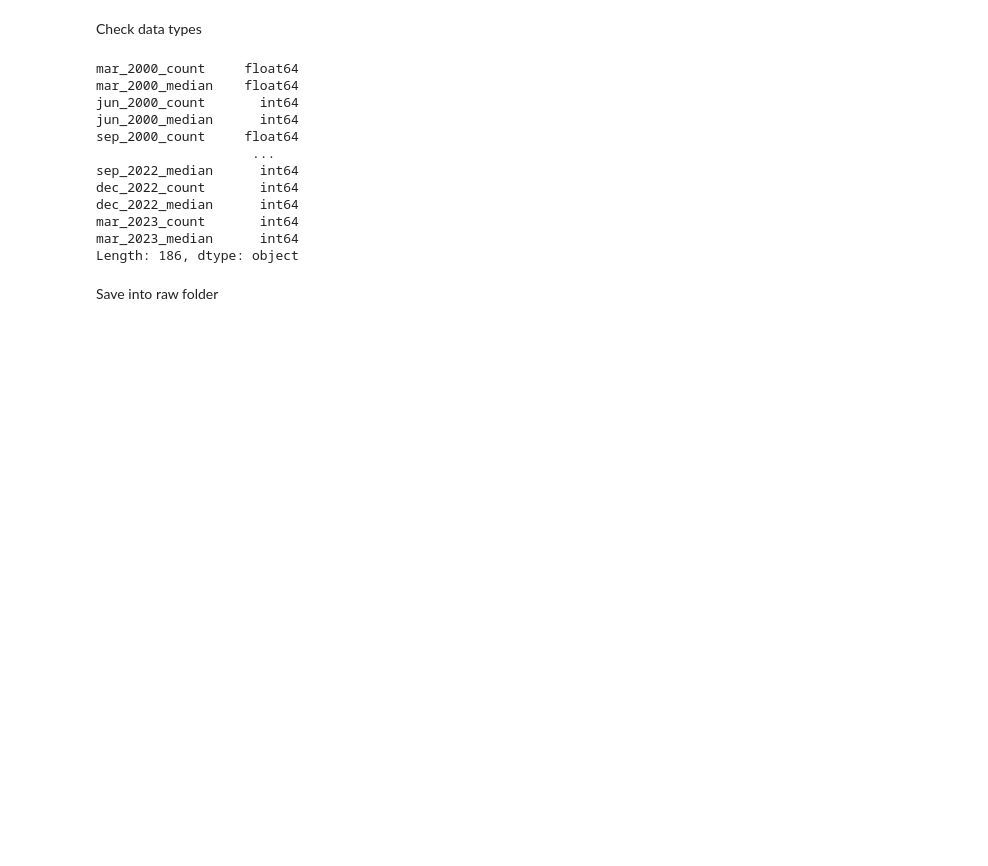
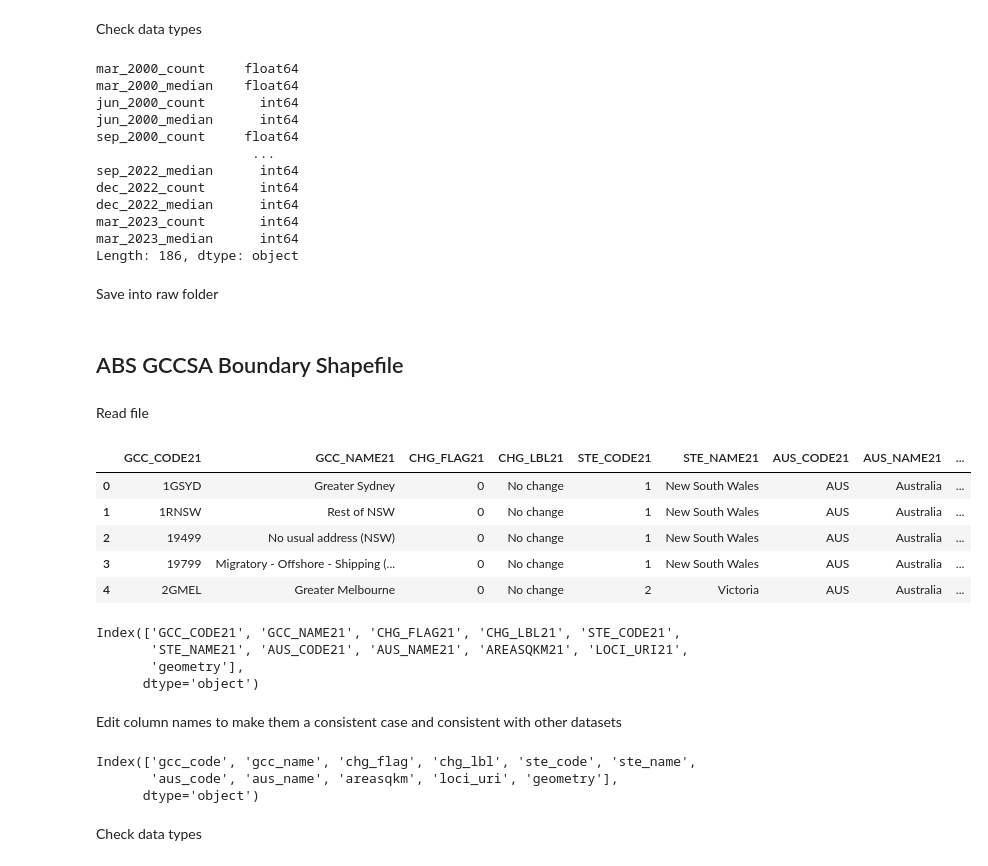
Before and after one commit to MAST30034-AppliedDataScience/project-2-group-real-estate-industry-project-21, a Jupyter notebook: notebooks/preprocess_external.ipynb, the cells around one changed output. Saved outputs shown, nothing was run; the diff lists cells and outputs as text; code cells hidden in the pictures; blank space fills up the shorter version.

```diff
--- a/notebooks/preprocess_external.ipynb
+++ b/notebooks/preprocess_external.ipynb
@@ -495,3 +421,39 @@ if not os.path.exists(rent_df_dir):
 rent_df_output = f"{rent_df_dir}/suburb_rent_hist.csv"
 
 rent_df.to_csv(rent_df_output)
+# %% [markdown]
+## ABS GCCSA Boundary Shapefile
+# %% [markdown]
+Read file
+# %%
+gccsa_sf = gpd.read_file("../data/landing/shapefiles/gccsa")
+
+gccsa_sf.head()
+# %% [output]
+|  | GCC_CODE21 | GCC_NAME21 | CHG_FLAG21 | CHG_LBL21 | STE_CODE21 | STE_NAME21 | AUS_CODE21 | AUS_NAME21 | ... |
+| 0 | 1GSYD | Greater Sydney | 0 | No change | 1 | New South Wales | AUS | Australia | ... |
+| 1 | 1RNSW | Rest of NSW | 0 | No change | 1 | New South Wales | AUS | Australia | ... |
+| 2 | 19499 | No usual address (NSW) | 0 | No change | 1 | New South Wales | AUS | Australia | ... |
+| 3 | 19799 | Migratory - Offshore - Shipping (... | 0 | No change | 1 | New South Wales | AUS | Australia | ... |
+| 4 | 2GMEL | Greater Melbourne | 0 | No change | 2 | Victoria | AUS | Australia | ... |
+# %%
+gccsa_sf.columns
+# %% [output]
+Index(['GCC_CODE21', 'GCC_NAME21', 'CHG_FLAG21', 'CHG_LBL21', 'STE_CODE21',
+       'STE_NAME21', 'AUS_CODE21', 'AUS_NAME21', 'AREASQKM21', 'LOCI_URI21',
+       'geometry'],
+      dtype='object')
+# %% [markdown]
+
+Edit column names to make them a consistent case and consistent with other datasets
+# %%
+# Removes "21" from the string, and converts to lowercase
+gccsa_sf.columns = [c.replace("21", "").lower() for c in gccsa_sf.columns]
+
+gccsa_sf.columns
+# %% [output]
+Index(['gcc_code', 'gcc_name', 'chg_flag', 'chg_lbl', 'ste_code', 'ste_name',
+       'aus_code', 'aus_name', 'areasqkm', 'loci_uri', 'geometry'],
+      dtype='object')
+# %% [markdown]
+Check data types
```
Also changed, not shown: parts of 34 cells of this notebook, 1 other file.
